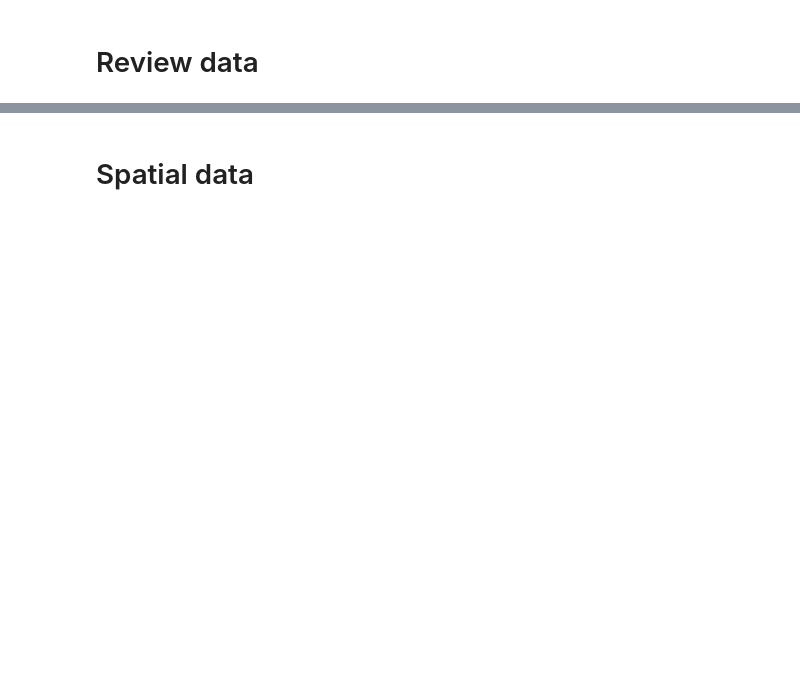
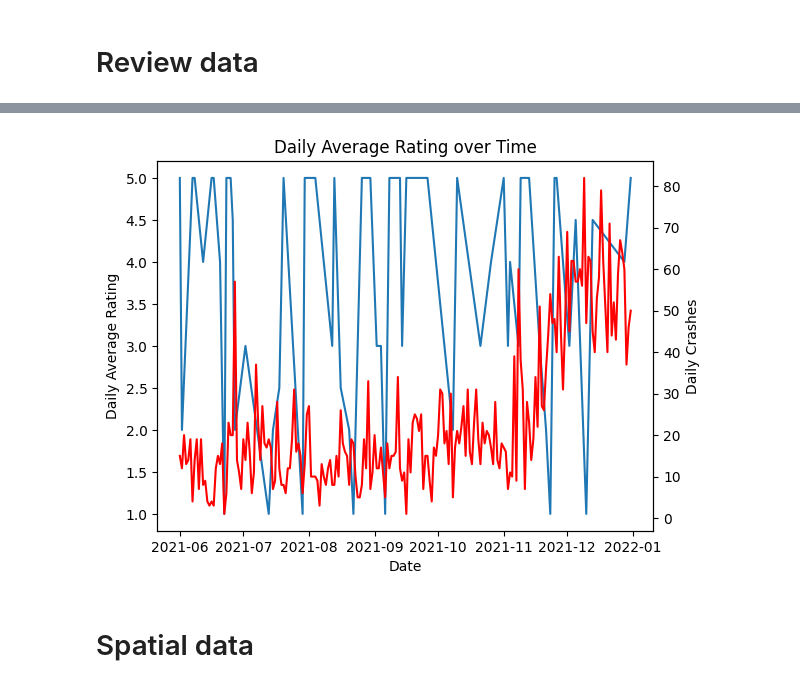
Before and after one commit to maantjemol/Assignment-1-data-science, a Jupyter notebook: main.ipynb, the cells around one changed output, grey strips where cells are left out. Drawn from its saved outputs; the diff is of its cells as text; code cells hidden in the pictures; blank space fills up the shorter version.

```diff
--- a/main.ipynb
+++ b/main.ipynb
@@ -642,3 +723,23 @@ show(p)
+# %%
+df = ratings_overview_df.copy()
+# convert date to datetime
+df["Date"] = pd.to_datetime(df["Date"])
+# sort by date
+df = df.sort_values(by="Date")
+
+# add rolling average rating
+# df["Daily Average Rating"] = df["Total Average Rating"].rolling(window=3).mean()
+# rolling average over 3 days
+
+# plot the daily average rating over time
+sns.lineplot(data=df, x="Date", y="Daily Average Rating")
+plt.title("Daily Average Rating over Time")
+# add another line with the daily crash count
+plt.twinx()
+sns.lineplot(data=df_crash, x="Date", y="Daily Crashes", color="red")
+plt.show()
+# %% [output]
+[figure, added]
 # %% [markdown]
 # Spatial data
 # %%
```
Also changed, not shown: parts of 3 cells of this notebook, 1 other file.
